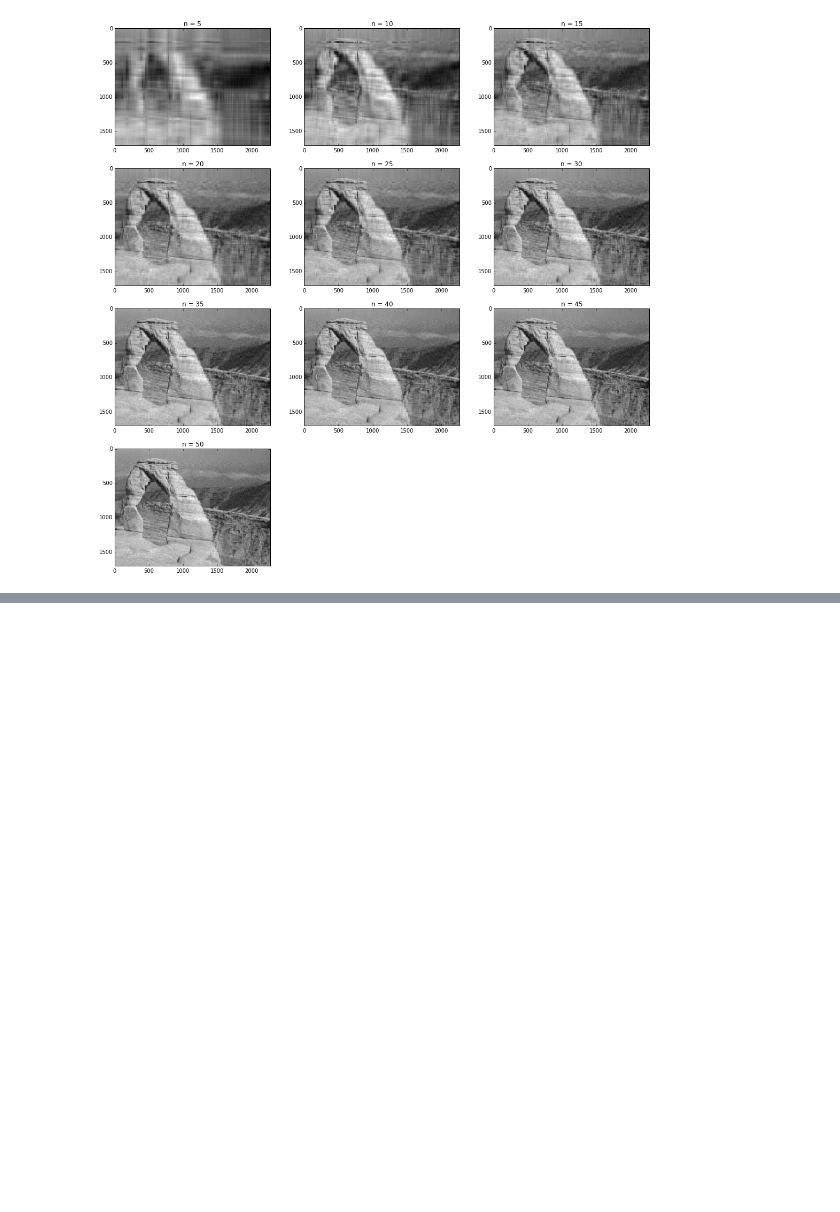
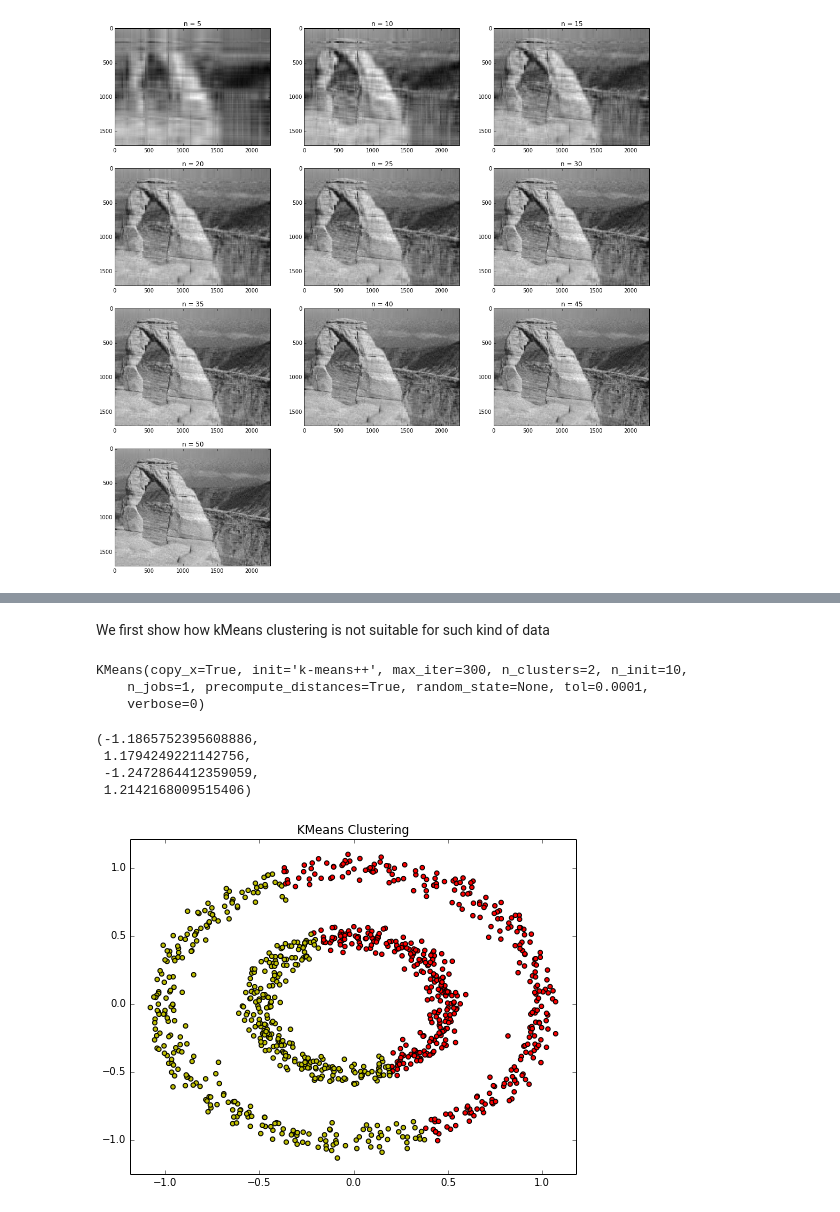
Before and after one commit to ubdsgroup/mlcourse-ub-notebooks, a Jupyter notebook: notebooks/Lecture37.ipynb, the cells around one changed output, grey strips where cells are left out. Saved outputs shown, nothing was run; the diff lists cells and outputs as text; code cells hidden in the pictures; blank space fills up the shorter version.

```diff
--- a/notebooks/Lecture37.ipynb
+++ b/notebooks/Lecture37.ipynb
@@ -93,0 +114,24 @@ for i in xrange(5, 51, 5):
+# %% [markdown]
+We first show how kMeans clustering is not suitable for such kind of data
+# %%
+# perform k means clustering on this data
+kmeans = cluster.KMeans(init='k-means++', n_clusters=2)
+kmeans.fit(X)
+# %% [output]
+KMeans(copy_x=True, init='k-means++', max_iter=300, n_clusters=2, n_init=10,
+    n_jobs=1, precompute_distances=True, random_state=None, tol=0.0001,
+    verbose=0)
+# %%
+c = kmeans.labels_
+# plot with cluster assignments
+fig, ax = plt.subplots(figsize=(8, 6))
+ax.scatter(X[np.where(c == 0), 0], X[np.where(c == 0), 1],c= 'r')
+ax.scatter(X[np.where(c == 1), 0], X[np.where(c == 1), 1],c= 'y')
+ax.set_title("KMeans Clustering")
+plt.axis('tight')
+# %% [output]
+(-1.1865752395608886,
+ 1.1794249221142756,
+ -1.2472864412359059,
+ 1.2142168009515406)
+[figure, added]
```
Also changed, not shown: parts of 8 cells of this notebook.
